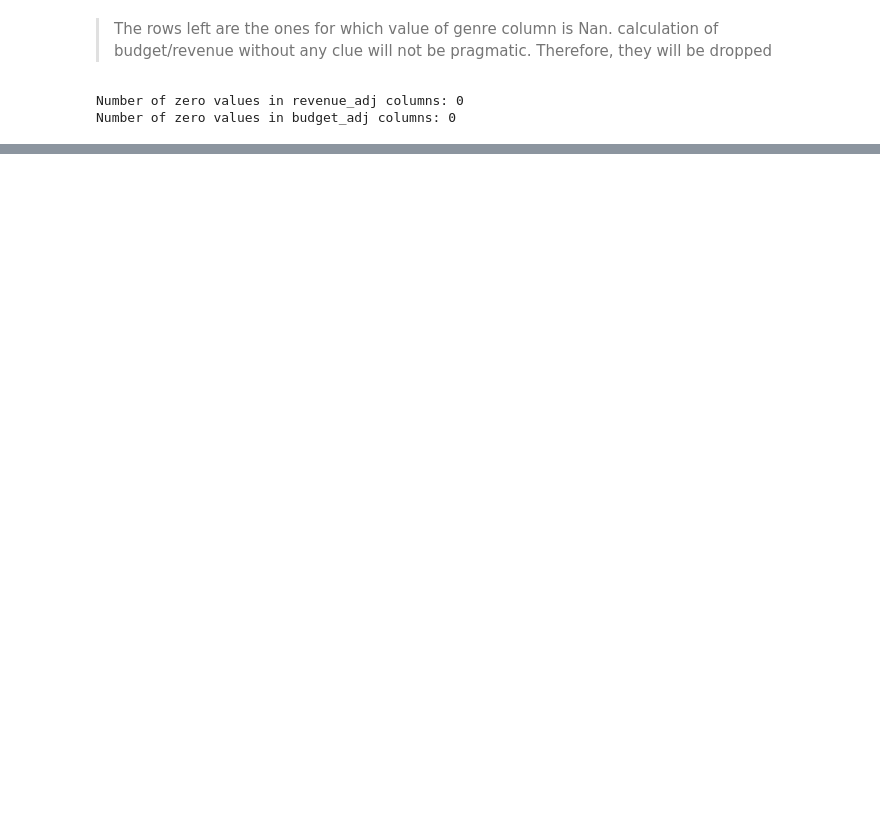
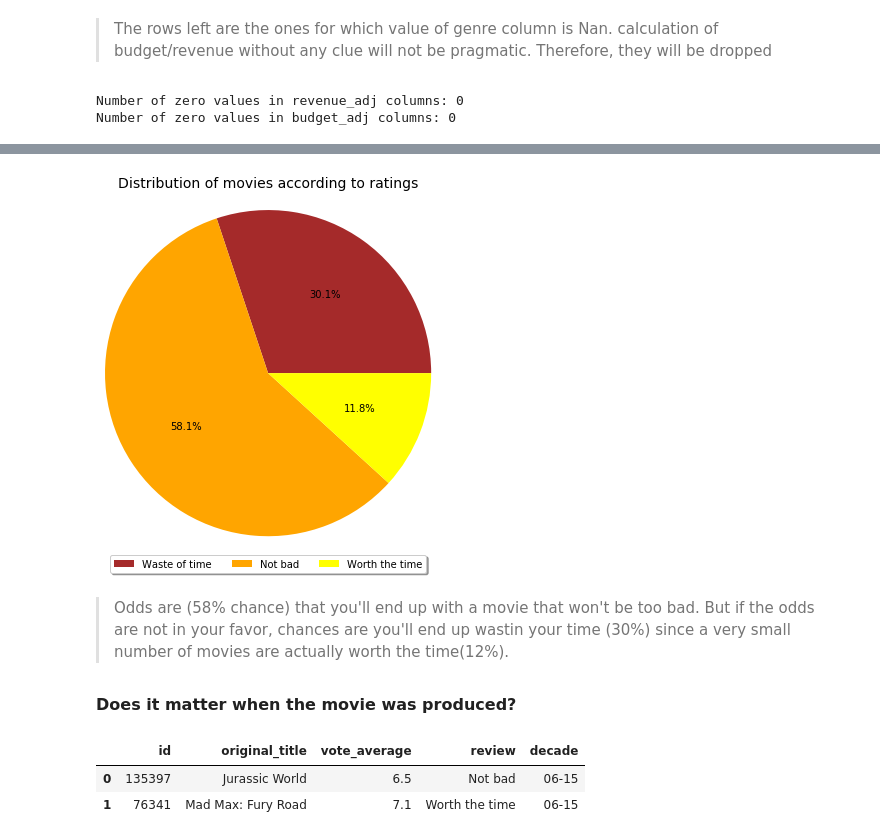
Before and after one commit to aZade-Dehghanpour/investigate_imdb_dataset, a Jupyter notebook: Codes/Notebook/Analysis of Imdb Movie Data.ipynb, the cells around one changed output, grey strips where cells are left out. Saved outputs shown, nothing was run; the diff lists cells and outputs as text; code cells hidden in the pictures; blank space fills up the shorter version.

```diff
--- a/Codes/Notebook/Analysis of Imdb Movie Data.ipynb
+++ b/Codes/Notebook/Analysis of Imdb Movie Data.ipynb
@@ -493,0 +556,37 @@ df_movies.to_csv('../../Datasets/movies_dataset.csv',index = False)
+# %%
+#Categorize movies into 'Waste of time', 'Not bad', 'Worth the time' based on vote_average for each movie.
+#Each movie will have an entry in a new column 'review'
+df_vote_average = df_movies[['id', 'vote_average']].copy()
+df_review_temp = df_vote_average.copy()
+vote_ranges = [1,5.5, 7, 9.2]
+review_labels = ['Waste of time', 'Not bad', 'Worth the time']
+df_review_temp['review'] = pd.cut(df_review_temp['vote_average'], bins = vote_ranges, labels = review_labels)
+df_movie_name = df_movies[['id','original_title']].copy()
+df_review = pd.merge(df_movie_name,df_review_temp,how = 'inner', left_on = 'id', right_on = 'id')
+# %%
+#plot a pie chart that illustrates distribution of movies according to rating
+fig6,ax6 = plt.subplots(figsize = (15,5))
+movie_count_per_review_label = df_review.groupby('review').id.count()
+ax6.pie(movie_count_per_review_label,colors = ['brown','orange','yellow'], radius =1.5, autopct='%1.1f%%')
+ax6.set_title('Distribution of movies according to ratings',  size = 14, pad = 50)
+plt.legend(labels = ['Waste of time', 'Not bad', 'Worth the time'],loc='upper center', bbox_to_anchor=(0.5, -0.15), fancybox=True, shadow=True,ncol=3);
+# %% [output]
+[figure, added]
+# %% [markdown]
+>Odds are (58% chance) that you'll end up with a movie that won't be too bad. But if the odds are not in your favor, chances are you'll end up wastin your time (30%) since a very small number of movies are actually worth the time(12%).
+# %% [markdown]
+<a id='answerq12'></a>
+<font size="3"><strong>Does it matter when the movie was produced? </strong></fornt><br>
+# %%
+#Categorize release_year into decades 66-76,76-86,86-96... and assing a new entry to each movie at a new column 'decade'
+df_release_year = df_movies[['id','release_year']].copy()
+decade_labels = ['66-75','76-85','86-95','96-05','06-15']
+years_bin = [1965,1976,1986,1996,2006,2016]
+df_release_year['decade'] = pd.cut(df_release_year['release_year'], bins = years_bin, labels = decade_labels)
+df_decades = df_release_year.drop('release_year', axis = 1, inplace = True)
+df_review_per_decade = pd.merge(df_review, df_release_year, how = 'inner', left_on = 'id', right_on = 'id')
+df_review_per_decade.head(2)
+# %% [output]
+|  | id | original_title | vote_average | review | decade |
+| 0 | 135397 | Jurassic World | 6.5 | Not bad | 06-15 |
+| 1 | 76341 | Mad Max: Fury Road | 7.1 | Worth the time | 06-15 |
```
Also changed, not shown: parts of 61 cells of this notebook, 4 other files.
